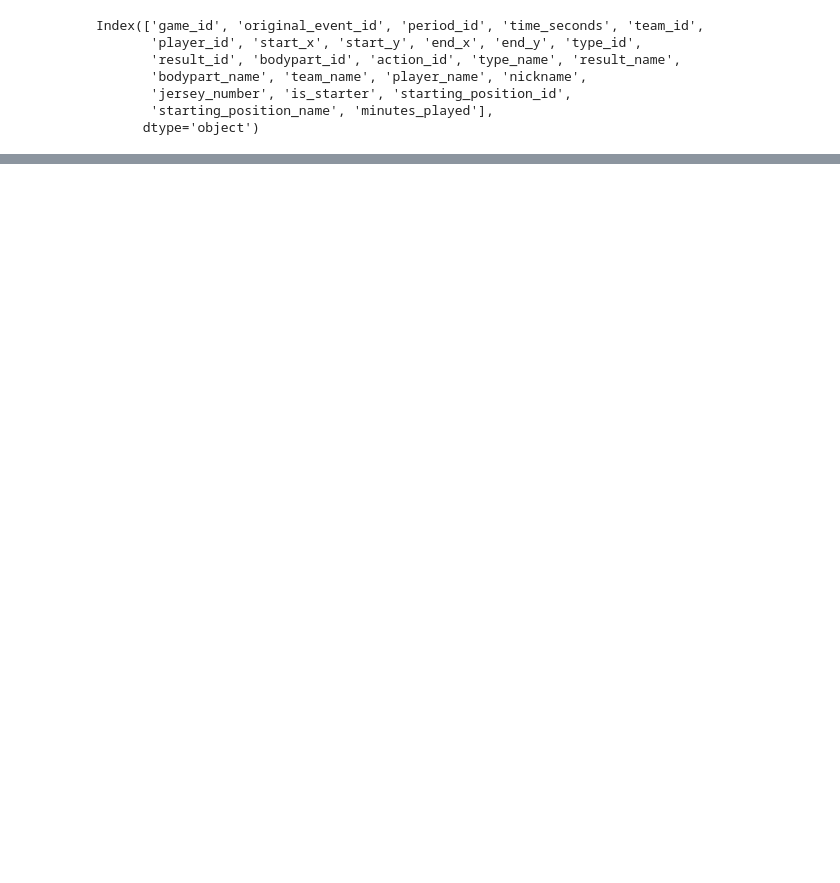
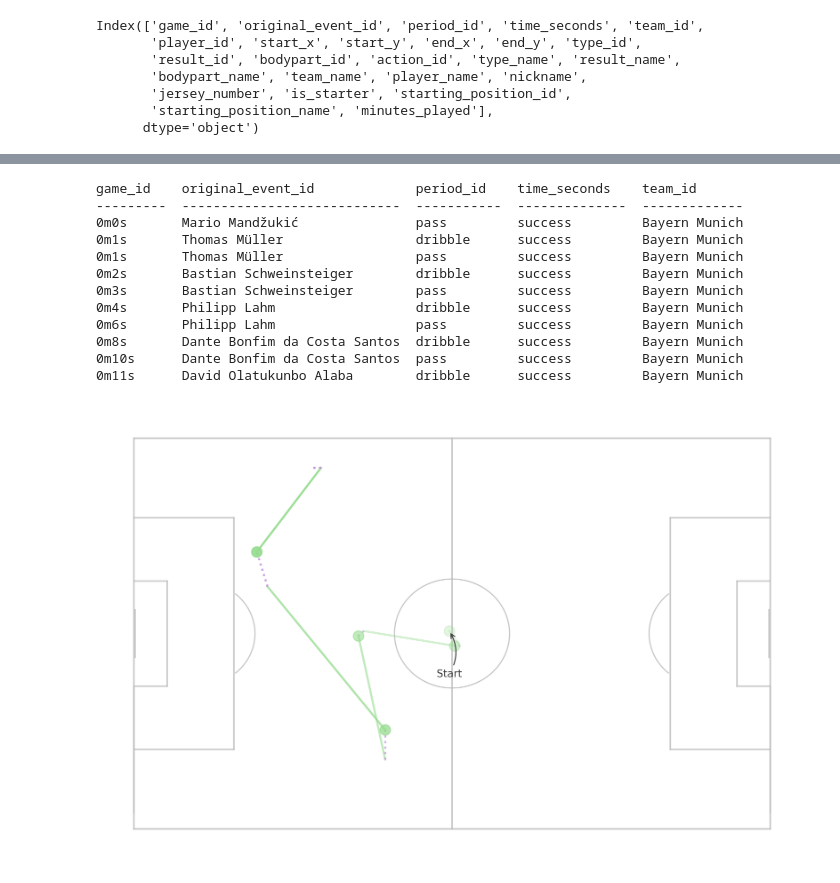
Before and after one commit to francescozonaro/statsbombplot, a Jupyter notebook: testing-notebooks/initial-tests.ipynb, the cells around one changed output, grey strips where cells are left out. Saved outputs shown, nothing was run; the diff lists cells and outputs as text; code cells hidden in the pictures; blank space fills up the shorter version.

```diff
--- a/testing-notebooks/initial-tests.ipynb
+++ b/testing-notebooks/initial-tests.ipynb
@@ -48,7 +39,0 @@ array(['pass', 'dribble', 'throw_in', 'tackle', 'foul', 'freekick_short',
-# %%
-import statsbombplot as pys
-
-df = df_actions[0:10].copy()
-print(len(df))
-ax = pys.draw_pitch()
-pys.draw_actions(ax, df)
@@ -56,0 +50,39 @@ pys.draw_actions(ax, df)
+# %%
+import statsbombplot as pys
+from tabulate import tabulate
+
+def nice_time(row):
+    minute = int((row.period_id-1)*45 +row.time_seconds // 60)
+    second = int(row.time_seconds % 60)
+    return f"{minute}m{second}s"
+
+def find_goal(df):
+    df = df[(df['type_id'] == 11) & (df['result_id'] == 1)]
+    return df.index
+
+# goals = list(find_goal(df_actions))
+# starting_id = goals[0]
+starting_id = 9
+df = df_actions[starting_id - 9: starting_id + 1].copy()
+df = df.reset_index(drop=True)
+ax = pys.draw_pitch()
+
+pys.draw_actions(ax, df)
+
+df["nice_time"] = df.apply(nice_time, axis=1)
+
+print(tabulate(df[['nice_time', 'player_name', 'type_name', 'result_name', 'team_name']], headers = df.columns, showindex=False))
+# %% [output]
+game_id    original_event_id             period_id    time_seconds    team_id
+---------  ----------------------------  -----------  --------------  -------------
+0m0s       Mario Mandžukić               pass         success         Bayern Munich
+0m1s       Thomas Müller                 dribble      success         Bayern Munich
+0m1s       Thomas Müller                 pass         success         Bayern Munich
+0m2s       Bastian Schweinsteiger        dribble      success         Bayern Munich
+0m3s       Bastian Schweinsteiger        pass         success         Bayern Munich
+0m4s       Philipp Lahm                  dribble      success         Bayern Munich
+0m6s       Philipp Lahm                  pass         success         Bayern Munich
+0m8s       Dante Bonfim da Costa Santos  dribble      success         Bayern Munich
+0m10s      Dante Bonfim da Costa Santos  pass         success         Bayern Munich
+0m11s      David Olatukunbo Alaba        dribble      success         Bayern Munich
+[figure, added]
```
Also changed, not shown: parts of 5 cells of this notebook, 1 other file.
